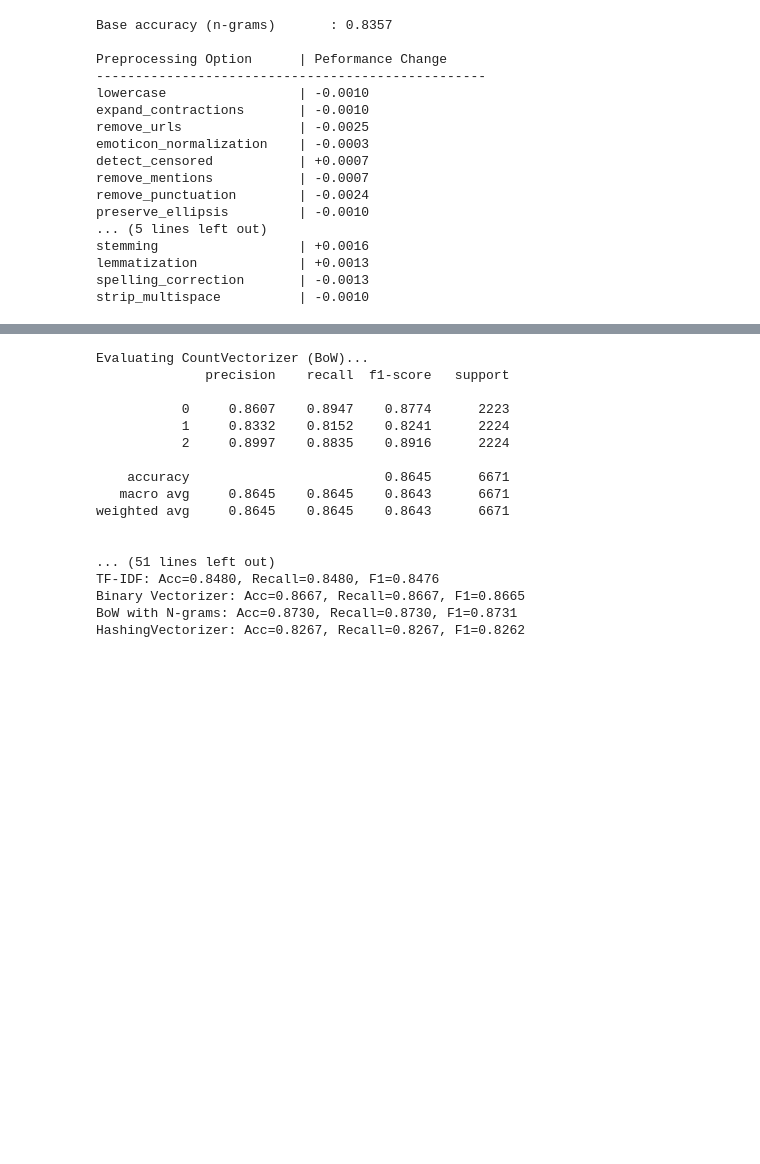
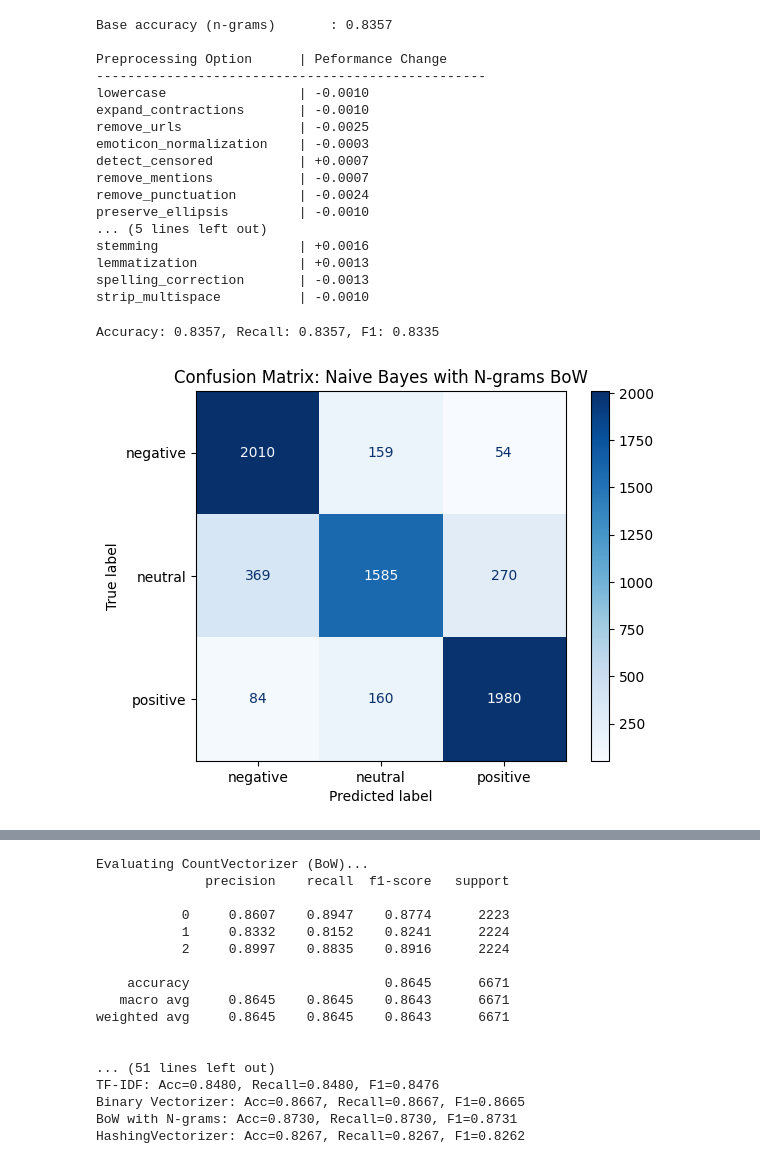
Before and after one commit to DesjardinsRepos/NLP_2025, a Jupyter notebook: 2-3-classification.ipynb, the cells around one changed output, grey strips where cells are left out. Drawn from its saved outputs; the diff is of its cells as text; code cells hidden in the pictures; blank space fills up the shorter version.

Commit message:
naive bayes error analysis

```diff
--- a/2-3-classification.ipynb
+++ b/2-3-classification.ipynb
@@ -338,5 +338,54 @@ lemmatization             | +0.0013
 spelling_correction       | -0.0013
 strip_multispace          | -0.0010
 # %%
-# TODO Naive Bayes: Error Analysis
-# TODO confusion matrix, misclassified examples, etc.
+# ✅ Naive Bayes: Error Analysis
+# This cell claculates the main metrics and confusion matrix. The next one visualizes errors sorted by confidence.
+
+import pandas as pd
+from sklearn.model_selection import train_test_split
+from sklearn.feature_extraction.text import CountVectorizer
+from sklearn.naive_bayes import MultinomialNB
+from sklearn.metrics import accuracy_score, recall_score, f1_score, confusion_matrix, ConfusionMatrixDisplay
+import numpy as np
+import matplotlib.pyplot as plt
+
+df_balanced = get_balanced_dataset()
+
+X_train, X_test, y_train, y_test = train_test_split(
+    df_balanced["text"], df_balanced["sentiment"],
+    test_size=0.2, stratify=df_balanced["sentiment"], random_state=42
+)
+
+vectorizer = CountVectorizer(ngram_range=(1, 2))
+X_train_vec = vectorizer.fit_transform(X_train)
+X_test_vec = vectorizer.transform(X_test)
+
+model = MultinomialNB()
+model.fit(X_train_vec, y_train)
+
+y_pred = model.predict(X_test_vec)
+y_proba = model.predict_proba(X_test_vec)
+confidences = np.max(y_proba, axis=1)
+
+acc = accuracy_score(y_test, y_pred)
+rec = recall_score(y_test, y_pred, average="macro")
+f1 = f1_score(y_test, y_pred, average="macro")
+print(f"\nAccuracy: {acc:.4f}, Recall: {rec:.4f}, F1: {f1:.4f}")
+
+errors_df = pd.DataFrame({
+    "text": X_test.values,
+    "true_label": y_test.values,
+    "predicted_label": y_pred,
+    "confidence": confidences
+})
+errors_df["correct"] = errors_df["true_label"] == errors_df["predicted_label"]
+errors_only_df = errors_df[~errors_df["correct"]].sort_values(by="confidence", ascending=False)
+
+cm = confusion_matrix(y_test, y_pred, labels=model.classes_)
+disp = ConfusionMatrixDisplay(confusion_matrix=cm, display_labels=model.classes_)
+disp.plot(cmap="Blues")
+plt.title("Confusion Matrix: Naive Bayes with N-grams BoW")
+plt.show()
+# %% [output]
+Accuracy: 0.8357, Recall: 0.8357, F1: 0.8335
+[figure, added]
```
Also changed, not shown: parts of 1 cell of this notebook.
